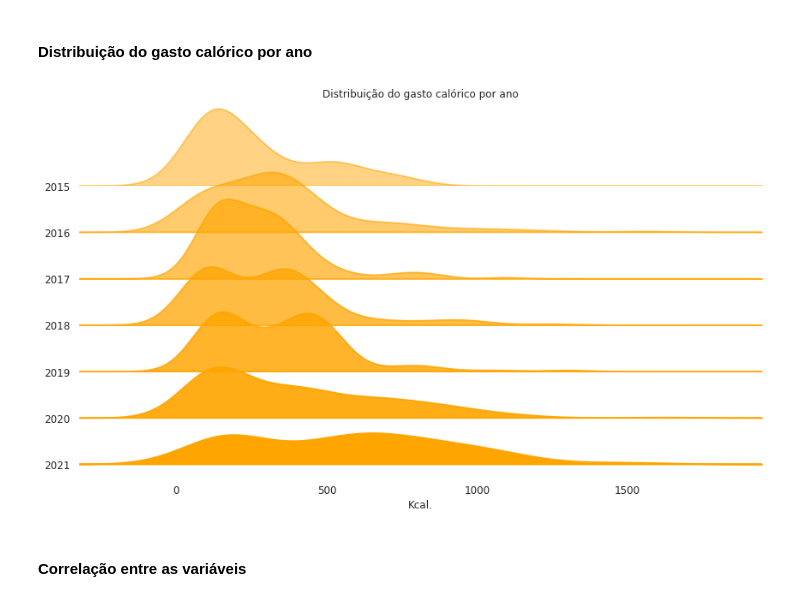
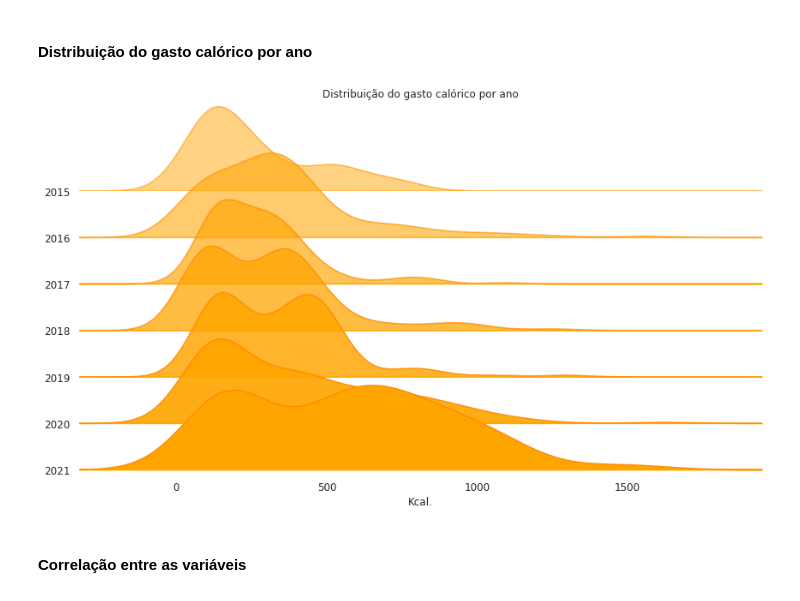
Before and after one commit to halisson-gomides/hacktathon-iesb-2022, a Jupyter notebook: EDA_hackathonIESB_2022.ipynb, the cells around one changed output. Cells and saved outputs as stored; diff of their text form; code cells hidden in the pictures.

```diff
--- a/EDA_hackathonIESB_2022.ipynb
+++ b/EDA_hackathonIESB_2022.ipynb
@@ -221,6 +221,9 @@ df['startTime'] = df['startTime'].apply(dateparse)
 df['stopTime'] = df['stopTime'].apply(dateparse)
 df['exercises_0_startTime'] = df['exercises_0_startTime'].apply(dateparse)
 df['exercises_0_stopTime'] = df['exercises_0_stopTime'].apply(dateparse)
+
+df['ano'] = df['exercises_0_startTime'].dt.year
+df['mês'] = df['exercises_0_startTime'].dt.month
 # %% [markdown]
 ### Verificação de valores ausentes
 # %%
@@ -453,6 +467,3 @@ grafico_quantidade(variavel='exercises_0_sport', df=data, titulo='Qtd. de treino
-# %%
-data['ano'] = data['exercises_0_startTime'].dt.year
-data['mês'] = data['exercises_0_startTime'].dt.month
 # %%
 grafico_quantidade(variavel='ano', df=data, titulo='Qtd. de treinos por ano', paleta='cmr.copper', tamanho=(12,6), orderbyqtd=False);
 # %% [output]
@@ -537,17 +538,18 @@ sub_lineplots(data=recorte, X=recorte.index, targets=recorte.columns, shape=(5,3
 # %%
 joyplot(data, by='ano',
         column='exercises_0_kiloCalories',
         color='Orange',
         fade=True,
-        linecolor='orange',
+        linecolor='darkorange',
         title='Distribuição do gasto calórico por ano',
         figsize=(12,7),
         grid='y',
+        ylim='own',
         )
 plt.xlabel("Kcal.")
 plt.show()
 # %% [output]
-[figure, old version]
+[figure, new version]
 # %% [markdown]
 #### Correlação entre as variáveis
 # %%
```
Also changed, not shown: parts of 7 cells of this notebook.
